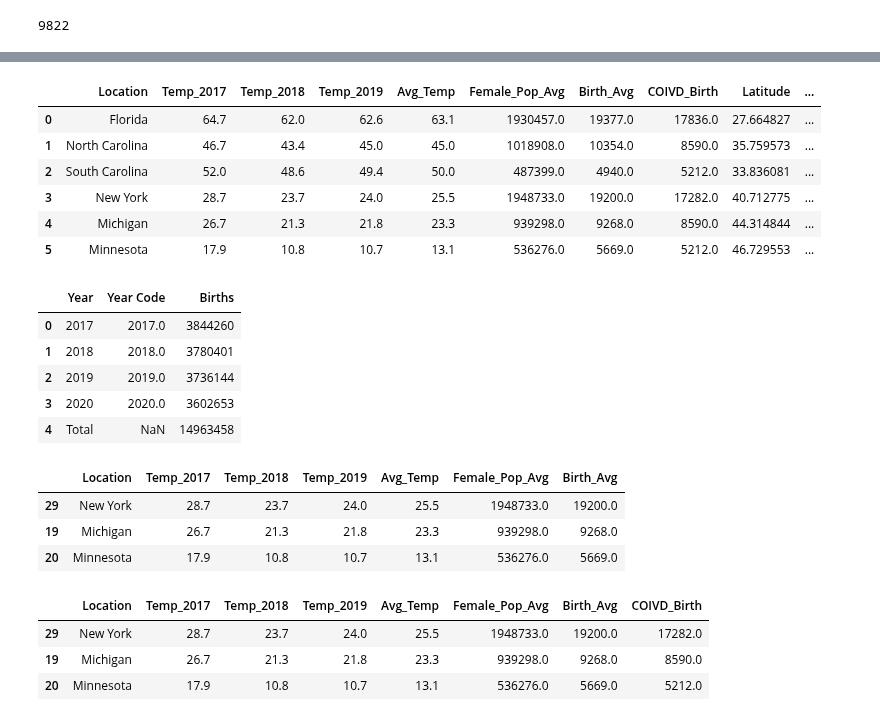
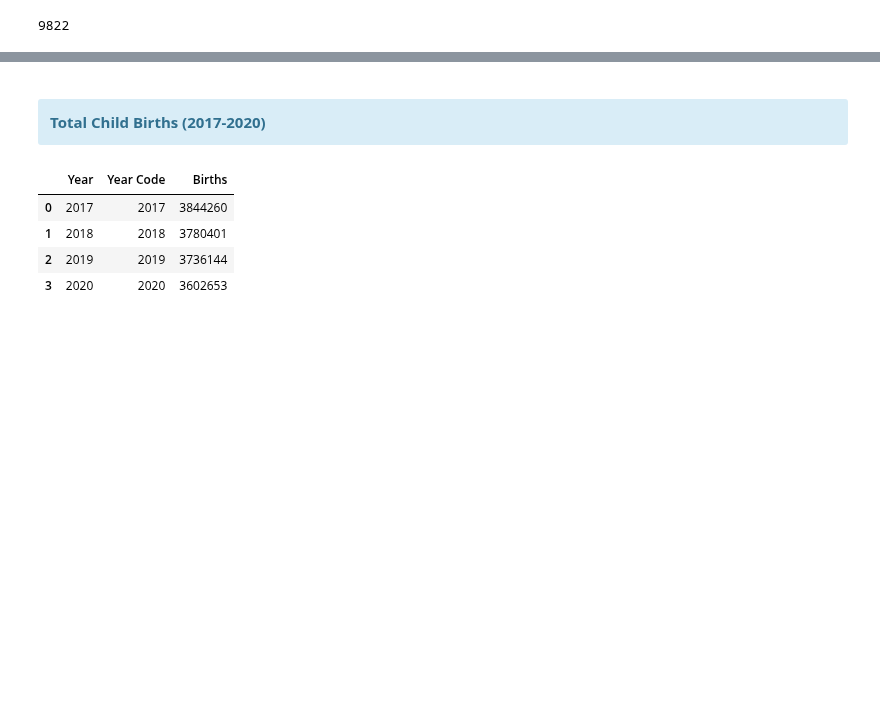
Before and after one commit to MilFran/COVID-birth, a Jupyter notebook: Notebooks/Cap_Stone.ipynb, the cells around one changed output, grey strips where cells are left out. Drawn from its saved outputs; the diff is of its cells as text; code cells hidden in the pictures; blank space fills up the shorter version.

```diff
--- a/Notebooks/Cap_Stone.ipynb
+++ b/Notebooks/Cap_Stone.ipynb
@@ -1937,12 +2009,4 @@ States_Geocode
 # %%
-Winter_states_combined_LatLong = pd.merge(Winter_states_combined,States_Geocode,how='inner',left_on='Location',right_on ='State').drop(columns=['State'])
-Winter_states_combined_LatLong
+# Winter_states_combined_LatLong = pd.merge(Winter_states_combined,States_Geocode,how='inner',left_on='Location',right_on ='State').drop(columns=['State'])
+# Winter_states_combined_LatLong
-# %% [output]
-|  | Location | Temp_2017 | Temp_2018 | Temp_2019 | Avg_Temp | Female_Pop_Avg | Birth_Avg | COIVD_Birth | Latitude | ... |
-| 0 | Florida | 64.7 | 62.0 | 62.6 | 63.1 | 1930457.0 | 19377.0 | 17836.0 | 27.664827 | ... |
-| 1 | North Carolina | 46.7 | 43.4 | 45.0 | 45.0 | 1018908.0 | 10354.0 | 8590.0 | 35.759573 | ... |
-| 2 | South Carolina | 52.0 | 48.6 | 49.4 | 50.0 | 487399.0 | 4940.0 | 5212.0 | 33.836081 | ... |
-| 3 | New York | 28.7 | 23.7 | 24.0 | 25.5 | 1948733.0 | 19200.0 | 17282.0 | 40.712775 | ... |
-| 4 | Michigan | 26.7 | 21.3 | 21.8 | 23.3 | 939298.0 | 9268.0 | 8590.0 | 44.314844 | ... |
-| 5 | Minnesota | 17.9 | 10.8 | 10.7 | 13.1 | 536276.0 | 5669.0 | 5212.0 | 46.729553 | ... |
 # %%
@@ -1950,10 +2014,13 @@ Winter_states_combined_LatLong.to_csv('../data/Winter_states_combined_LatLong.cs
+# %% [markdown]
+<div class="alert alert-info alertdanger" style="margin-top: 20px">
+<b>Total Child Births (2017-2020) <b>
+  </div>
 # %%
-Child_Brith_OverTime =pd.read_csv('../data/Covid_Births/Child_Brith_OverTime.csv')
+Child_Brith_OverTime =pd.read_csv('../data/Covid_Births/Child_Brith_OverTime.csv', skiprows=[5])
 Child_Brith_OverTime
 # %% [output]
 |  | Year | Year Code | Births |
-| 0 | 2017 | 2017.0 | 3844260 |
-| 1 | 2018 | 2018.0 | 3780401 |
-| 2 | 2019 | 2019.0 | 3736144 |
-| 3 | 2020 | 2020.0 | 3602653 |
-| 4 | Total | NaN | 14963458 |
+| 0 | 2017 | 2017 | 3844260 |
+| 1 | 2018 | 2018 | 3780401 |
+| 2 | 2019 | 2019 | 3736144 |
+| 3 | 2020 | 2020 | 3602653 |
@@ -1964,7 +2026,0 @@ Child_Brith_OverTime.to_csv('../data/Child_Brith_OverTime.csv', index = False)
-# %%
-colder_winter_states
-# %% [output]
-|  | Location | Temp_2017 | Temp_2018 | Temp_2019 | Avg_Temp | Female_Pop_Avg | Birth_Avg |
-| 29 | New York | 28.7 | 23.7 | 24.0 | 25.5 | 1948733.0 | 19200.0 |
-| 19 | Michigan | 26.7 | 21.3 | 21.8 | 23.3 | 939298.0 | 9268.0 |
-| 20 | Minnesota | 17.9 | 10.8 | 10.7 | 13.1 | 536276.0 | 5669.0 |
@@ -1975,7 +2026,0 @@ colder_winter_states.loc[[20],['COIVD_Birth']]=Minnesota_COVID_Births_winter_Avg
-# %%
-colder_winter_states
-# %% [output]
-|  | Location | Temp_2017 | Temp_2018 | Temp_2019 | Avg_Temp | Female_Pop_Avg | Birth_Avg | COIVD_Birth |
-| 29 | New York | 28.7 | 23.7 | 24.0 | 25.5 | 1948733.0 | 19200.0 | 17282.0 |
-| 19 | Michigan | 26.7 | 21.3 | 21.8 | 23.3 | 939298.0 | 9268.0 | 8590.0 |
-| 20 | Minnesota | 17.9 | 10.8 | 10.7 | 13.1 | 536276.0 | 5669.0 | 5212.0 |
```
Also changed, not shown: parts of 69 cells of this notebook.
